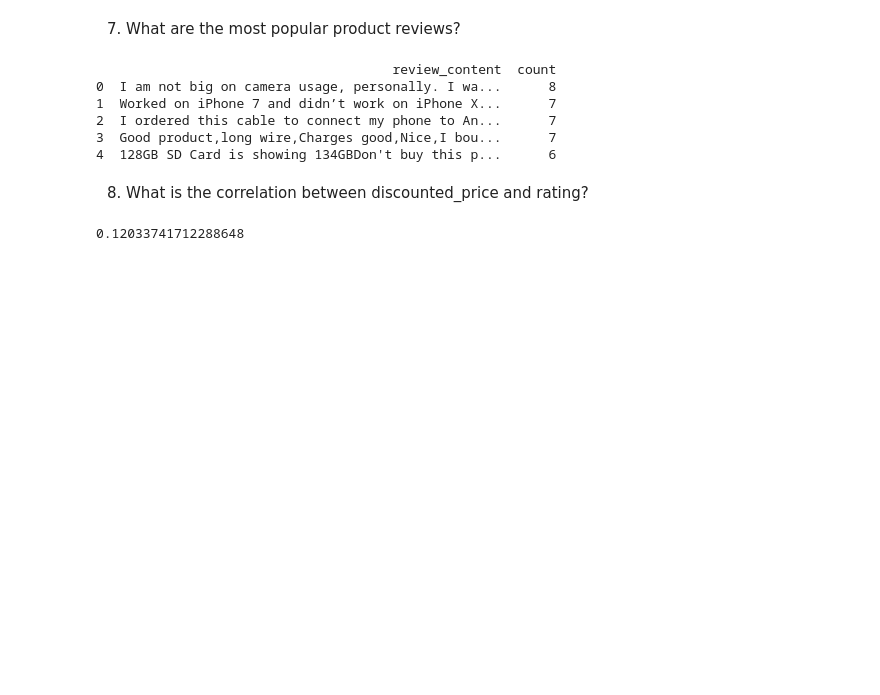
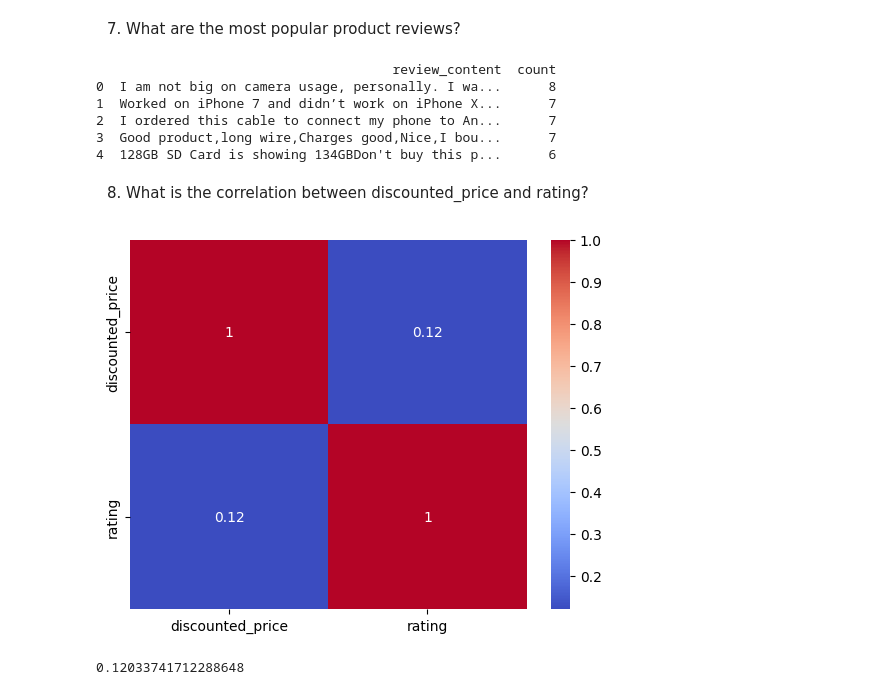
Before and after one commit to FutureDevPro/Assignment, a Jupyter notebook: 23_March_EDA_Assignment2.ipynb, the cells around one changed output. Cells and saved outputs as stored; diff of their text form; code cells hidden in the pictures; blank space fills up the shorter version.

```diff
--- a/23_March_EDA_Assignment2.ipynb
+++ b/23_March_EDA_Assignment2.ipynb
@@ -134,7 +134,12 @@ print(popular_reviews)
 # %% [markdown]
  8. What is the correlation between discounted_price and rating?
 # %%
-correlation = df[['discounted_price','rating']].corr().iloc[0,1]
-correlation
+correlation = df[['discounted_price','rating']].corr()
+sns.heatmap(correlation,annot=True ,cmap='coolwarm')
+plt.show()
 # %% [output]
-0.12033741712288648
+[figure, added]
+# %%
+correlation.iloc[0,1]
+# %% [output]
+0.12033741712288648
```
Also changed, not shown: parts of 6 cells of this notebook.
